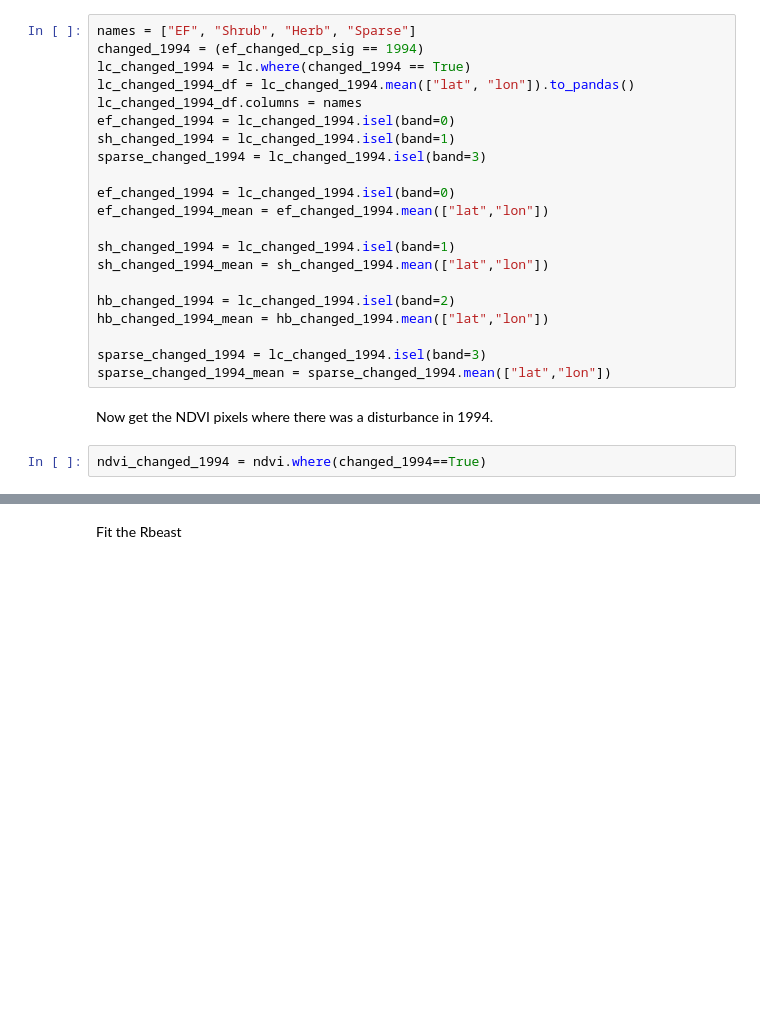
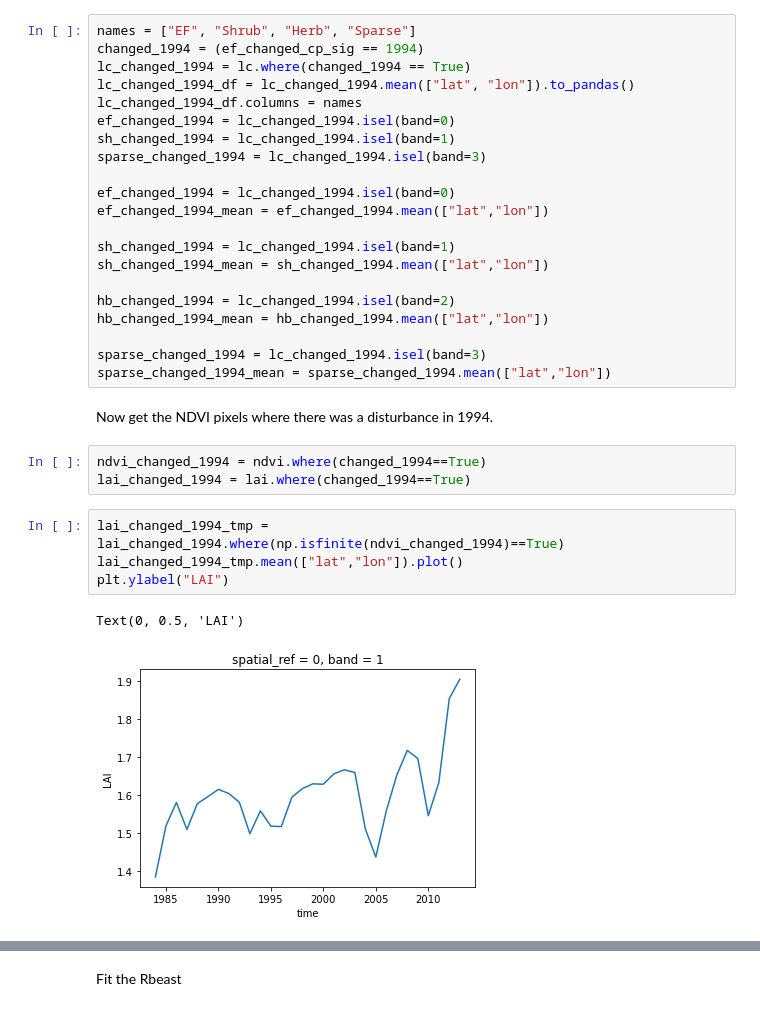
Before and after one commit to hamiddashti/greeness, a Jupyter notebook: codes/src/analyses_v4.ipynb, the cells around one changed output, grey strips where cells are left out. Drawn from its saved outputs; the diff is of its cells as text; blank space fills up the shorter version.

```diff
--- a/codes/src/analyses_v4.ipynb
+++ b/codes/src/analyses_v4.ipynb
@@ -700,3 +713,11 @@ sparse_changed_1994_mean = sparse_changed_1994.mean(["lat","lon"])
 Now get the NDVI pixels where there was a disturbance in 1994.
 # %%
 ndvi_changed_1994 = ndvi.where(changed_1994==True)
+lai_changed_1994 = lai.where(changed_1994==True)
+# %%
+lai_changed_1994_tmp = lai_changed_1994.where(np.isfinite(ndvi_changed_1994)==True)
+lai_changed_1994_tmp.mean(["lat","lon"]).plot()
+plt.ylabel("LAI")
+# %% [output]
+Text(0, 0.5, 'LAI')
+[figure, added]
```
Also changed, not shown: parts of 24 cells of this notebook, 32 other files.
